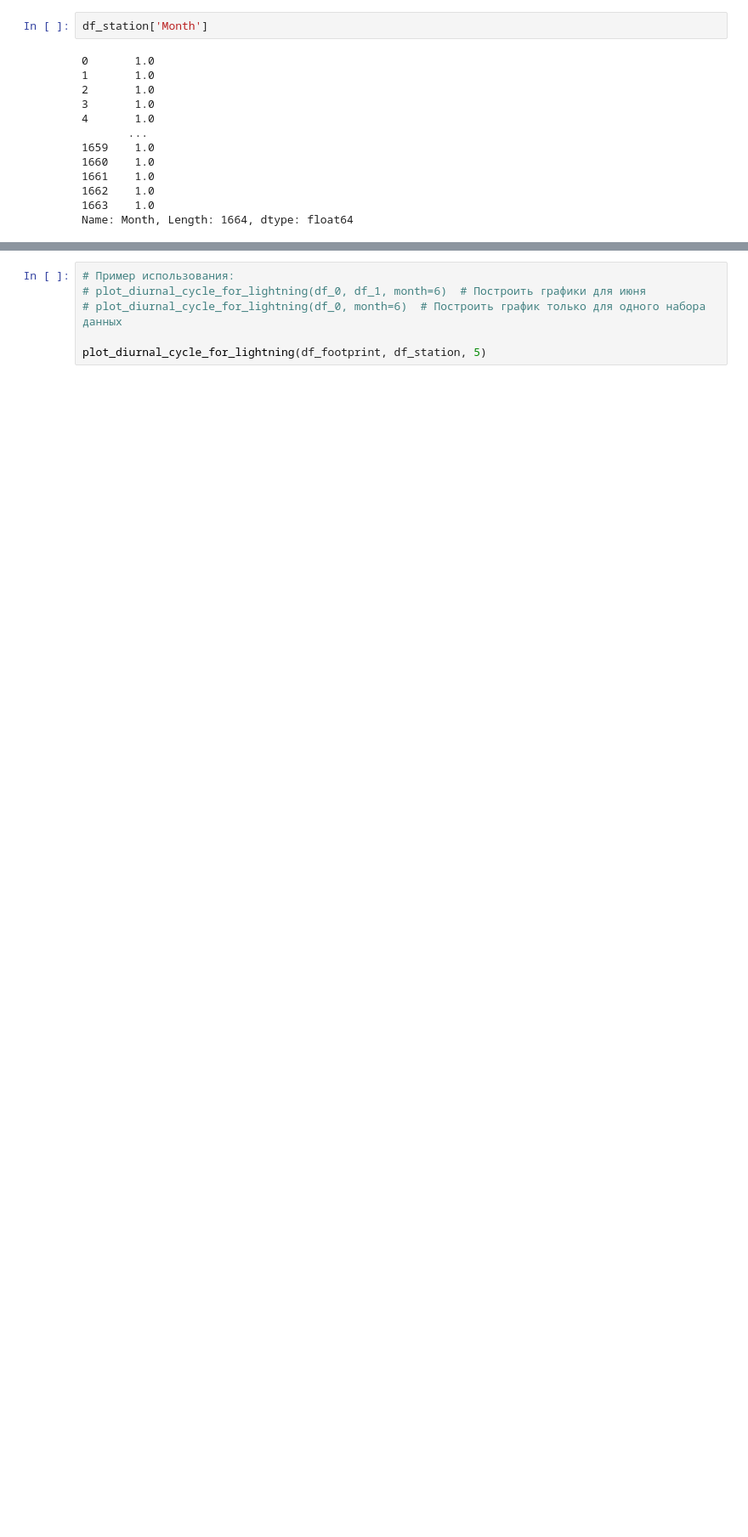
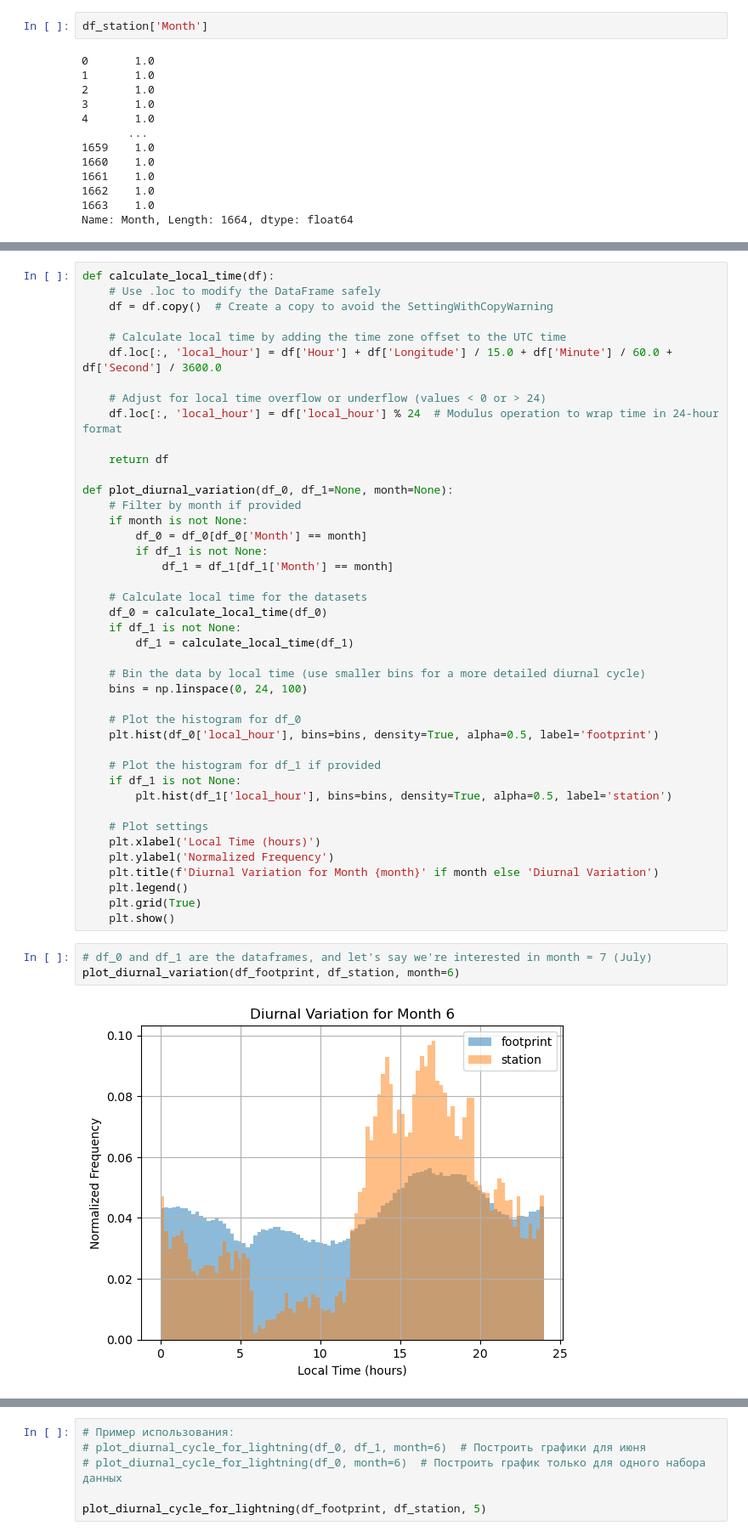
Before and after one commit to katesvech/electro_cloud_distrib, a Jupyter notebook: scripts_FY_2E_sat/comparing_patterns.ipynb, the cells around one changed output, grey strips where cells are left out. Shown at 85% size. Cells and saved outputs as stored; diff of their text form; blank space fills up the shorter version.

Commit message:
Time offset taken into account for Diurnal variation. Plot for distribution over Area of cloud added, plot formatting to be adjusted.

```diff
--- a/scripts_FY_2E_sat/comparing_patterns.ipynb
+++ b/scripts_FY_2E_sat/comparing_patterns.ipynb
@@ -34 +46,48 @@ Name: Month, Length: 1664, dtype: float64
+# %%
+def calculate_local_time(df):
+    # Use .loc to modify the DataFrame safely
+    df = df.copy()  # Create a copy to avoid the SettingWithCopyWarning
+
+    # Calculate local time by adding the time zone offset to the UTC time
+    df.loc[:, 'local_hour'] = df['Hour'] + df['Longitude'] / 15.0 + df['Minute'] / 60.0 + df['Second'] / 3600.0
+
+    # Adjust for local time overflow or underflow (values < 0 or > 24)
+    df.loc[:, 'local_hour'] = df['local_hour'] % 24  # Modulus operation to wrap time in 24-hour format
+
+    return df
+
+def plot_diurnal_variation(df_0, df_1=None, month=None):
+    # Filter by month if provided
+    if month is not None:
+        df_0 = df_0[df_0['Month'] == month]
+        if df_1 is not None:
+            df_1 = df_1[df_1['Month'] == month]
+
+    # Calculate local time for the datasets
+    df_0 = calculate_local_time(df_0)
+    if df_1 is not None:
+        df_1 = calculate_local_time(df_1)
+
+    # Bin the data by local time (use smaller bins for a more detailed diurnal cycle)
+    bins = np.linspace(0, 24, 100)
+
+    # Plot the histogram for df_0
+    plt.hist(df_0['local_hour'], bins=bins, density=True, alpha=0.5, label='footprint')
+
+    # Plot the histogram for df_1 if provided
+    if df_1 is not None:
+        plt.hist(df_1['local_hour'], bins=bins, density=True, alpha=0.5, label='station')
+
+    # Plot settings
+    plt.xlabel('Local Time (hours)')
+    plt.ylabel('Normalized Frequency')
+    plt.title(f'Diurnal Variation for Month {month}' if month else 'Diurnal Variation')
+    plt.legend()
+    plt.grid(True)
+    plt.show()
+# %%
+# df_0 and df_1 are the dataframes, and let's say we're interested in month = 7 (July)
+plot_diurnal_variation(df_footprint, df_station, month=6)
+# %% [output]
+[figure, added]
 # %%
```
Also changed, not shown: parts of 7 cells of this notebook.
